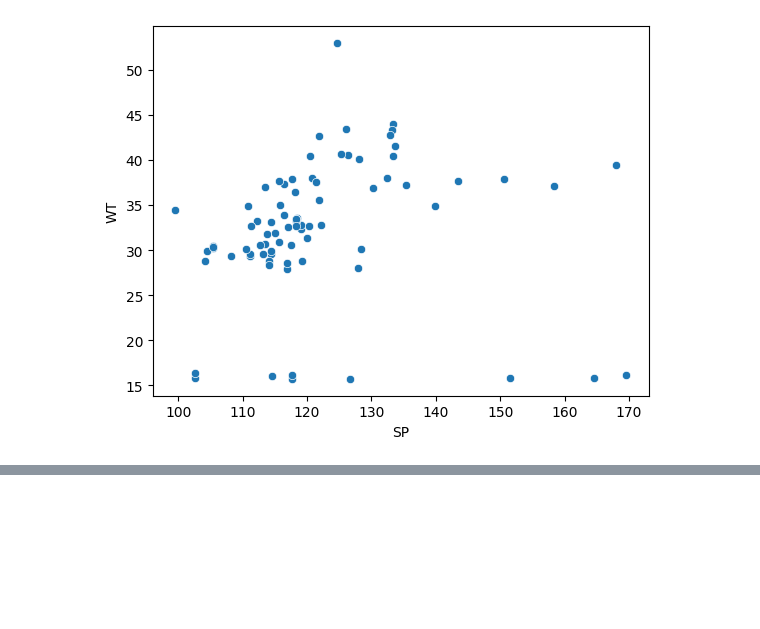
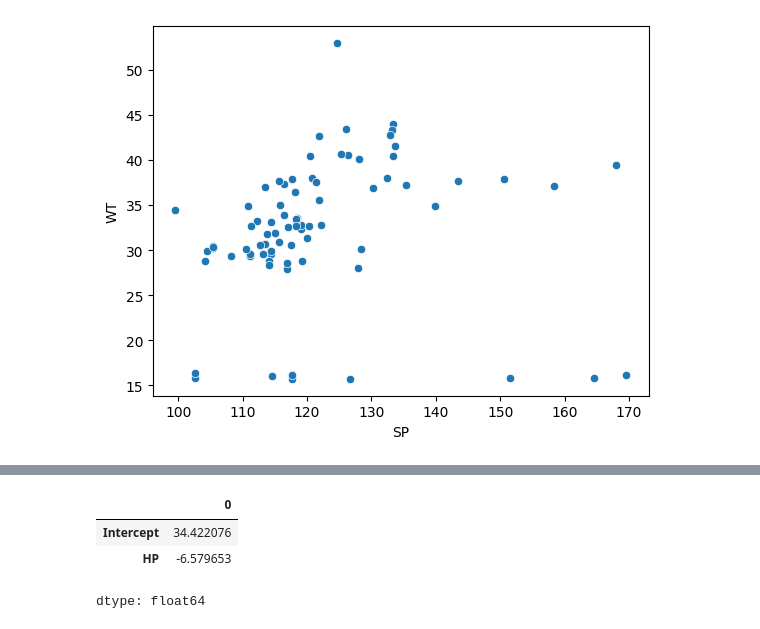
Before and after one commit to manash059/python-fundamental, a Jupyter notebook: AD_05_02_25_edited.ipynb, the cells around one changed output, grey strips where cells are left out. Drawn from its saved outputs; the diff is of its cells as text; code cells hidden in the pictures; blank space fills up the shorter version.

```diff
--- a/AD_05_02_25_edited.ipynb
+++ b/AD_05_02_25_edited.ipynb
@@ -171,0 +217,7 @@ sns.scatterplot(x=cars["SP"],y=cars['WT'])
+# %%
+ml_v.params
+# %% [output]
+|  | 0 |
+| Intercept | 34.422076 |
+| HP | -6.579653 |
+dtype: float64
```
Also changed, not shown: parts of 11 cells of this notebook.
